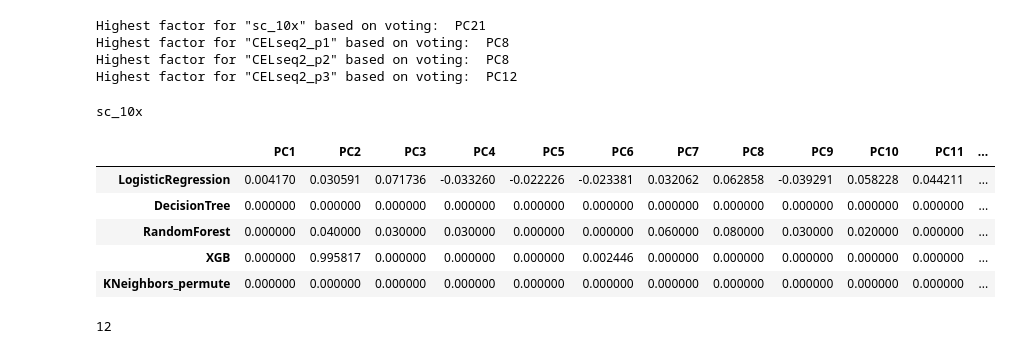
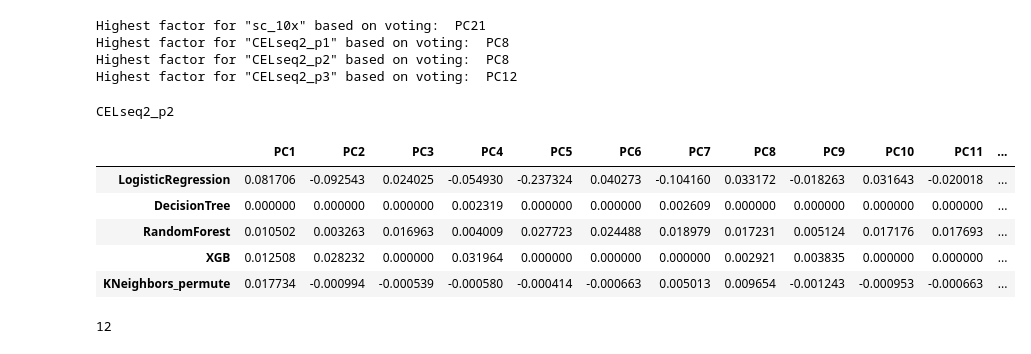
Before and after one commit to delipouya/scLMM, a Jupyter notebook: notebooks/Benchmarking.ipynb, the cells around one changed output. Saved outputs shown, nothing was run; the diff lists cells and outputs as text; code cells hidden in the pictures.

```diff
--- a/notebooks/Benchmarking.ipynb
+++ b/notebooks/Benchmarking.ipynb
@@ -69,8 +69,8 @@ def varimax(Phi, gamma = 1.0, q = 100, tol = 1e-6):
     return {'rotloadings':Lambda, 'rotmat':R}
 # %%
 #### import the immune subpopulation of the rat samples
-#data = sc.read('/home/delaram/scLMM/sc_mixology/scMix_3cl_merged.h5ad') ## attributes removed
-data = sc.read('/home/delaram/scLMM/sc_mixology/scMix_5cl_merged.h5ad') ## attributes removed
+data = sc.read('/home/delaram/scLMM/sc_mixology/scMix_3cl_merged.h5ad') ## attributes removed
+#data = sc.read('/home/delaram/scLMM/sc_mixology/scMix_5cl_merged.h5ad') ## attributes removed
 
 
 data.var_names_make_unique()
@@ -142,8 +142,12 @@ sc_10x_Lib90_00003      18580              2575          109675
 y_protocol = np.empty((y.shape[0]), dtype="S10")
 
 for i in range(y.shape[0]):
-    if data.obs['sample'][i] == 'sc_10x':
-        y_protocol[i] = 'sc_10x'
+    if data.obs['sample'][i] in ['sc_10x', 'sc_10X']:
+        y_protocol[i] = 'sc_10X'
+
+    elif data.obs['sample'][i] == 'Dropseq':
+        y_protocol[i] = 'Dropseq'
+
     else:
         y_protocol[i] = 'CELseq2'
 
@@ -157,10 +165,10 @@ y_protocol = pd.Series(y_protocol)
 # %%
 #### Design matrix : Intercept + Depth + protocol
 
-x_batch = get_design_mat('batch', data)
+#x_batch = get_design_mat('batch', data)
 x_protocol = get_design_mat('protocol', data)
 #x_cell_line = get_design_mat('cell_line', data)
-x = np.column_stack((data.obs.nCount_originalexp, x_protocol, x_batch)) #
+#x = np.column_stack((data.obs.nCount_originalexp, x_protocol)) #, x_batch
 #x = sm.add_constant(x) ## adding the intercept
 
 x = np.column_stack((np.ones(y.shape[0]), np.array(data.obs.nCount_originalexp)))
@@ -858,18 +851,18 @@ Highest factor for "CELseq2_p1" based on voting:  PC8
 Highest factor for "CELseq2_p2" based on voting:  PC8
 Highest factor for "CELseq2_p3" based on voting:  PC12
 # %%
-covariate_level = list(cov_level_feature_df_dict.keys())[0]
+covariate_level = list(cov_level_feature_df_dict.keys())[2]
 print(covariate_level)
 importance_df = cov_level_feature_df_dict[covariate_level]
 importance_df.style.background_gradient(cmap='Blues', axis=1 )
 # %% [output]
-sc_10x
+CELseq2_p2
 |  | PC1 | PC2 | PC3 | PC4 | PC5 | PC6 | PC7 | PC8 | PC9 | PC10 | PC11 | ... |
-| LogisticRegression | 0.004170 | 0.030591 | 0.071736 | -0.033260 | -0.022226 | -0.023381 | 0.032062 | 0.062858 | -0.039291 | 0.058228 | 0.044211 | ... |
-| DecisionTree | 0.000000 | 0.000000 | 0.000000 | 0.000000 | 0.000000 | 0.000000 | 0.000000 | 0.000000 | 0.000000 | 0.000000 | 0.000000 | ... |
-| RandomForest | 0.000000 | 0.040000 | 0.030000 | 0.030000 | 0.000000 | 0.000000 | 0.060000 | 0.080000 | 0.030000 | 0.020000 | 0.000000 | ... |
-| XGB | 0.000000 | 0.995817 | 0.000000 | 0.000000 | 0.000000 | 0.002446 | 0.000000 | 0.000000 | 0.000000 | 0.000000 | 0.000000 | ... |
-| KNeighbors_permute | 0.000000 | 0.000000 | 0.000000 | 0.000000 | 0.000000 | 0.000000 | 0.000000 | 0.000000 | 0.000000 | 0.000000 | 0.000000 | ... |
+| LogisticRegression | 0.081706 | -0.092543 | 0.024025 | -0.054930 | -0.237324 | 0.040273 | -0.104160 | 0.033172 | -0.018263 | 0.031643 | -0.020018 | ... |
+| DecisionTree | 0.000000 | 0.000000 | 0.000000 | 0.002319 | 0.000000 | 0.000000 | 0.002609 | 0.000000 | 0.000000 | 0.000000 | 0.000000 | ... |
+| RandomForest | 0.010502 | 0.003263 | 0.016963 | 0.004009 | 0.027723 | 0.024488 | 0.018979 | 0.017231 | 0.005124 | 0.017176 | 0.017693 | ... |
+| XGB | 0.012508 | 0.028232 | 0.000000 | 0.031964 | 0.000000 | 0.000000 | 0.000000 | 0.002921 | 0.003835 | 0.000000 | 0.000000 | ... |
+| KNeighbors_permute | 0.017734 | -0.000994 | -0.000539 | -0.000580 | -0.000414 | -0.000663 | 0.005013 | 0.009654 | -0.001243 | -0.000953 | -0.000663 | ... |
 # %%
 # %% [output]
 12
```
Also changed, not shown: parts of 15 cells of this notebook, 3 other files.
